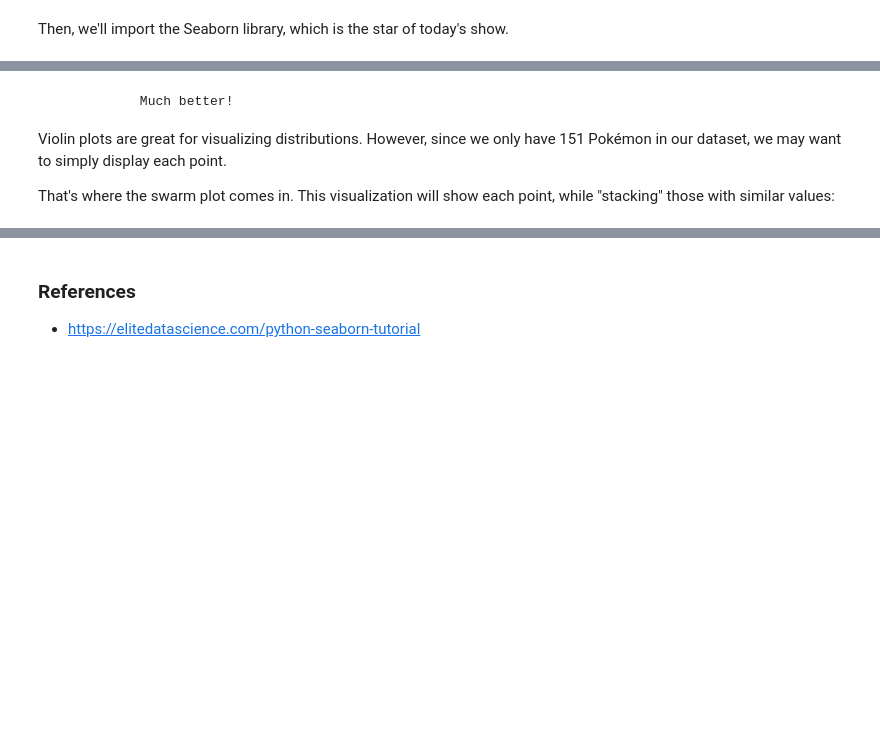
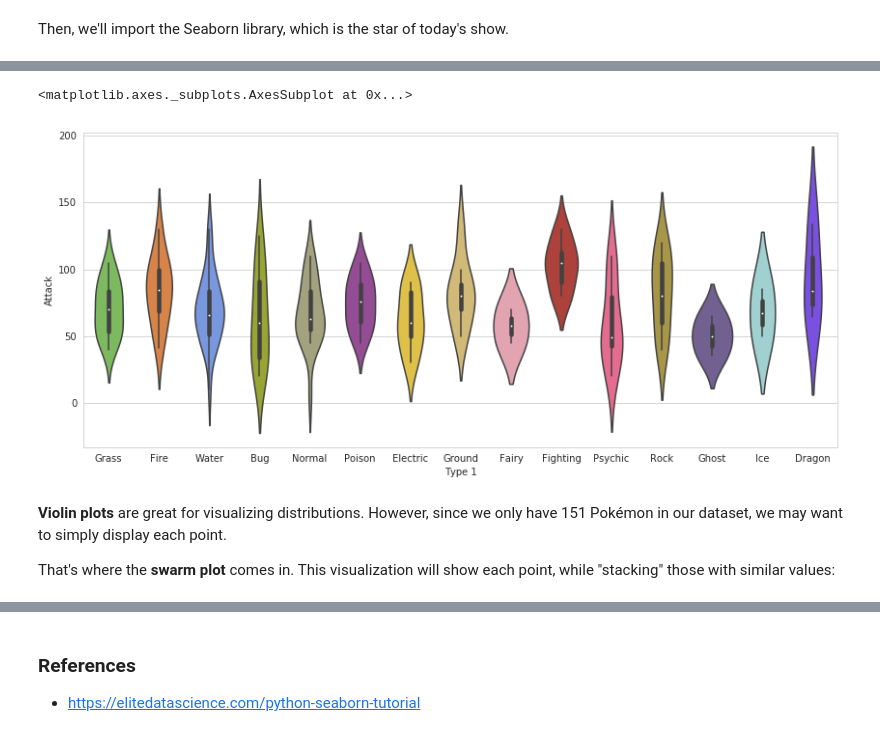
Before and after one commit to idsc-frazzoli/Control-Systems-I-2018, a Jupyter notebook: notebooks/Tutorial4_Seaborn.ipynb, the cells around one changed output, grey strips where cells are left out. Drawn from its saved outputs; the diff is of its cells as text; code cells hidden in the pictures; blank space fills up the shorter version.

```diff
--- a/notebooks/Tutorial4_Seaborn.ipynb
+++ b/notebooks/Tutorial4_Seaborn.ipynb
@@ -215,12 +192,16 @@ Wonderful. Now we can simply use the palette= argument to recolor our chart.
 # %%
+# Set figure size with matplotlib
+# alternatively to previous approach you can set the figure size beforehand
+plt.figure(figsize=(14,6))
+
 # Violin plot with Pokemon color palette
 sns.violinplot(x='Type 1', y='Attack', data=df,
                palette=pkmn_type_colors) # Set color palette
+# %% [output]
+<matplotlib.axes._subplots.AxesSubplot at 0x...>
+[figure, added]
 # %% [markdown]
+**Violin plots** are great for visualizing distributions. However, since we only have 151 Pokémon in our dataset, we may want to simply display each point.
 
-               Much better!
-
-Violin plots are great for visualizing distributions. However, since we only have 151 Pokémon in our dataset, we may want to simply display each point.
-
-That's where the swarm plot comes in. This visualization will show each point, while "stacking" those with similar values:
+That's where the **swarm plot** comes in. This visualization will show each point, while "stacking" those with similar values:
 # %%
```
Also changed, not shown: parts of 49 cells of this notebook, 10 other files.
